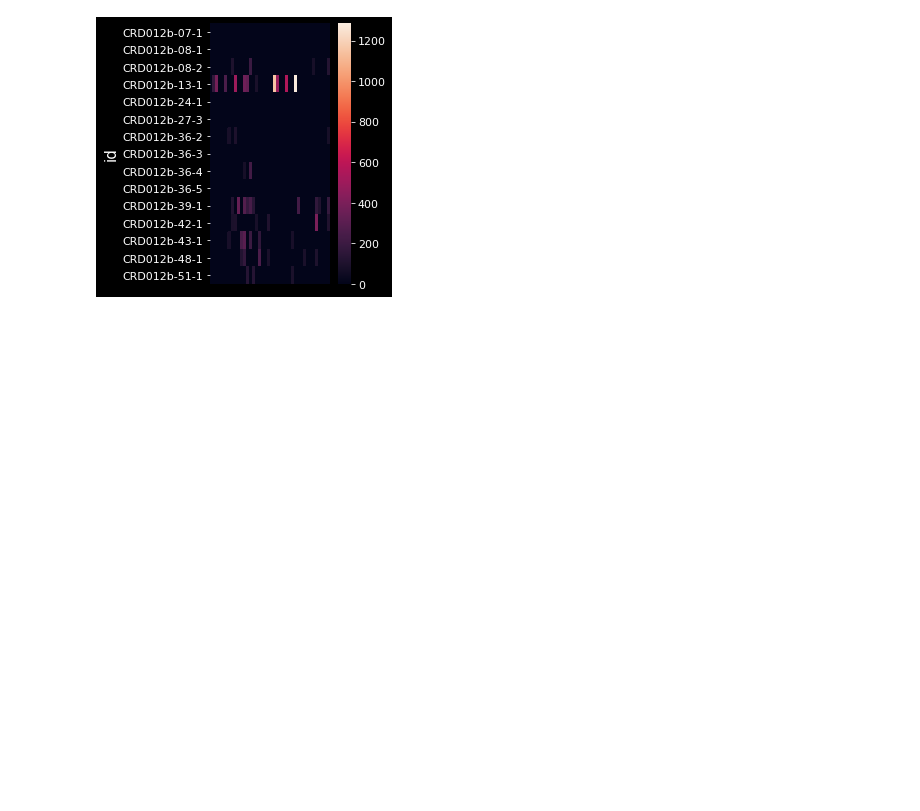
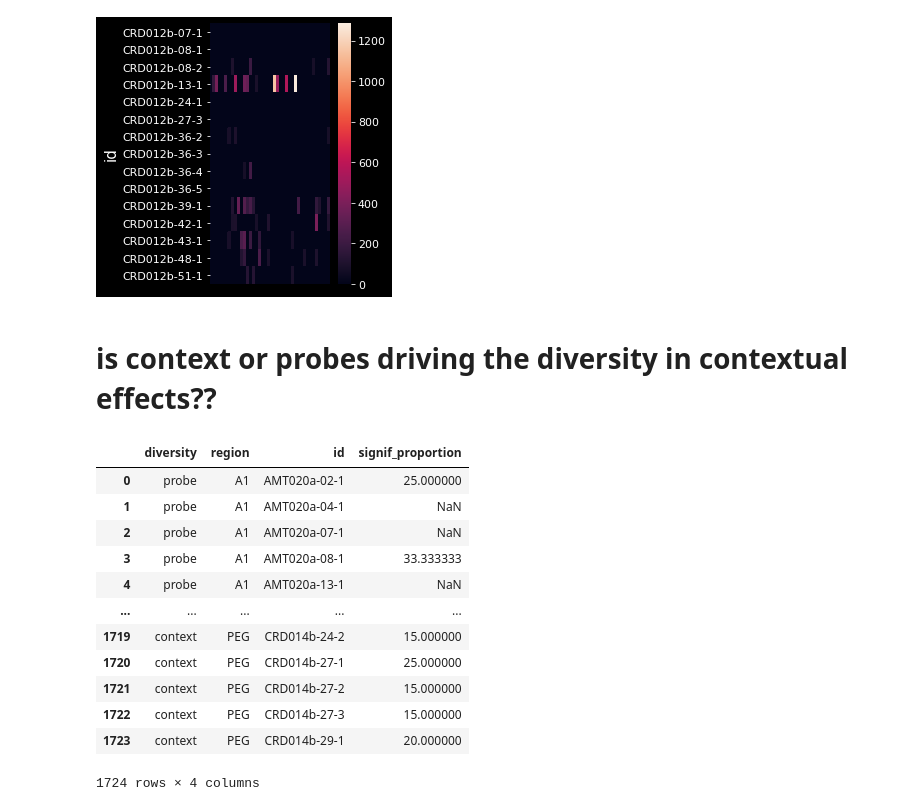
Before and after one commit to Mateo-Lopez-Espejo/context_probe_analysis, a Jupyter notebook: notebooks/210407_ctx_space_subsampling.ipynb, the cells around one changed output. Cells and saved outputs as stored; diff of their text form; code cells hidden in the pictures; blank space fills up the shorter version.

```diff
--- a/notebooks/210407_ctx_space_subsampling.ipynb
+++ b/notebooks/210407_ctx_space_subsampling.ipynb
@@ -320,3 +319,5 @@ sns.heatmap(data=site_eg, xticklabels=False)
 # %% [output]
 <AxesSubplot:ylabel='id'>
 [figure]
+# %% [markdown]
+# is context or probes driving the diversity in contextual effects??
@@ -322,0 +330,25 @@ sns.heatmap(data=site_eg, xticklabels=False)
+# %%
+# display(prb_diversity)
+# display(ctx_diversity)
+diversity = pd.concat([prb_diversity, ctx_diversity], axis=0,keys=['probe', 'context'],
+                      names = ['diversity', 'region', 'id', 'sound_id'])
+
+# take average diversity per cell
+diversity.loc[diversity.signif_proportion == 0, ['signif_proportion']] = np.nan
+diversity = diversity.groupby(['diversity', 'region', 'id']).agg(np.nanmean)
+diversity.reset_index(inplace=True)
+display(diversity)
+# %% [output]
+|  | diversity | region | id | signif_proportion |
+| 0 | probe | A1 | AMT020a-02-1 | 25.000000 |
+| 1 | probe | A1 | AMT020a-04-1 | NaN |
+| 2 | probe | A1 | AMT020a-07-1 | NaN |
+| 3 | probe | A1 | AMT020a-08-1 | 33.333333 |
+| 4 | probe | A1 | AMT020a-13-1 | NaN |
+| ... | ... | ... | ... | ... |
+| 1719 | context | PEG | CRD014b-24-2 | 15.000000 |
+| 1720 | context | PEG | CRD014b-27-1 | 25.000000 |
+| 1721 | context | PEG | CRD014b-27-2 | 15.000000 |
+| 1722 | context | PEG | CRD014b-27-3 | 15.000000 |
+| 1723 | context | PEG | CRD014b-29-1 | 20.000000 |
+1724 rows × 4 columns
```
Also changed, not shown: parts of 7 cells of this notebook, 2 other files.
